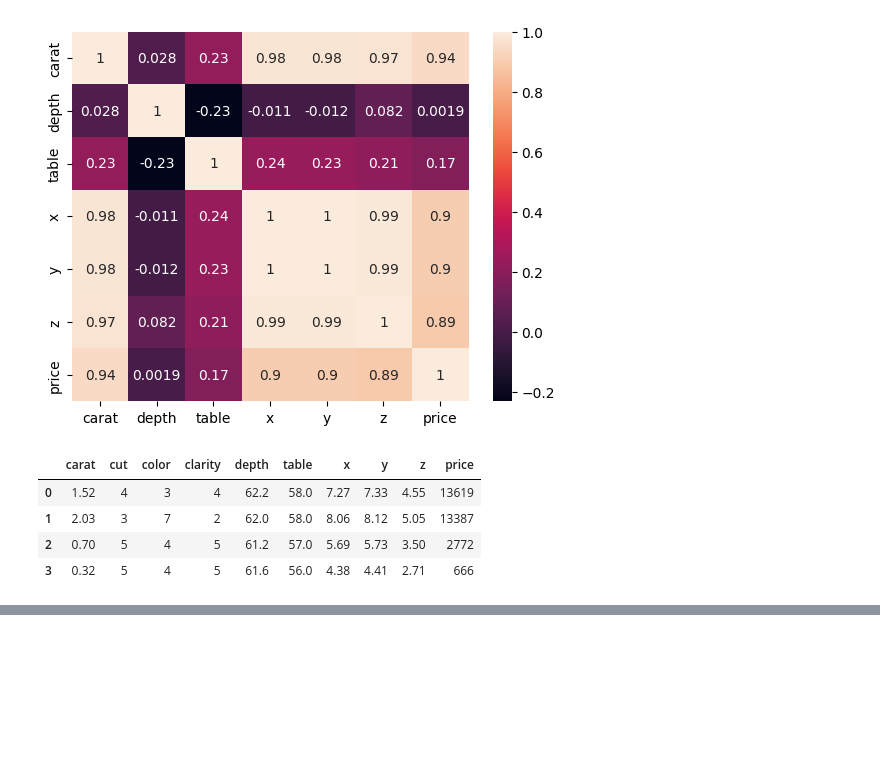
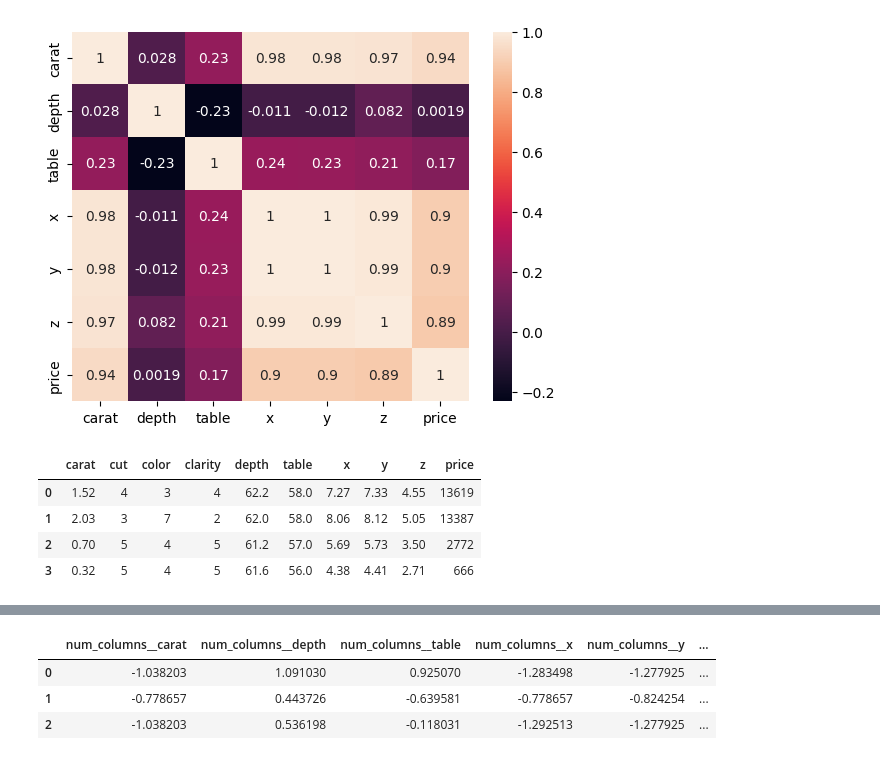
Before and after one commit to Urvil-Dhanani/pricepredictor, a Jupyter notebook: research_env/experiments.ipynb, the cells around one changed output, grey strips where cells are left out. Drawn from its saved outputs; the diff is of its cells as text; code cells hidden in the pictures; blank space fills up the shorter version.

```diff
--- a/research_env/experiments.ipynb
+++ b/research_env/experiments.ipynb
@@ -138,0 +182,27 @@ df.head(4)
+# %%
+# categorical columns we want
+# missing value to be handeled --> SimpleImputer()
+# Ordinal Encoding --> OrdinalEncoder()
+# have to define orders for ordinal encoding (Ascending)
+
+cut_categories = ['Fair', 'Good', 'Very Good','Premium','Ideal']
+color_categories = ['D', 'E', 'F', 'G', 'H', 'I', 'J']
+clarity_categories = ['I1','SI2','SI1','VS2','VS1','VVS2','VVS1','IF']
+
+cat_pipeline = Pipeline(
+    steps=[
+        ("imputer", SimpleImputer(strategy="most_frequent")),
+        ("encoder", OrdinalEncoder(categories=[cut_categories, color_categories, clarity_categories  ]))
+    ]
+)
+# %%
+# lets generate our preprocessor
+preprocessor = ColumnTransformer(
+    transformers=[
+        ("num_columns", num_pipeline, num_cols),
+        ("cat_columns", cat_pipeline, cat_cols),
+    ]
+)
+# %%
+x_train_transformed = preprocessor.fit_transform(x_train)
+x_test_transformed = preprocessor.transform(x_test)
@@ -138,0 +232,10 @@ df.head(4)
+# %%
+x_train_final = pd.DataFrame(x_train_transformed, columns=preprocessor.get_feature_names_out())
+x_test_final = pd.DataFrame(x_test_transformed, columns=preprocessor.get_feature_names_out())
+# %%
+x_train_final.head(3)
+# %% [output]
+|  | num_columns__carat | num_columns__depth | num_columns__table | num_columns__x | num_columns__y | ... |
+| 0 | -1.038203 | 1.091030 | 0.925070 | -1.283498 | -1.277925 | ... |
+| 1 | -0.778657 | 0.443726 | -0.639581 | -0.778657 | -0.824254 | ... |
+| 2 | -1.038203 | 0.536198 | -0.118031 | -1.292513 | -1.277925 | ... |
```
Also changed, not shown: parts of 11 cells of this notebook.
